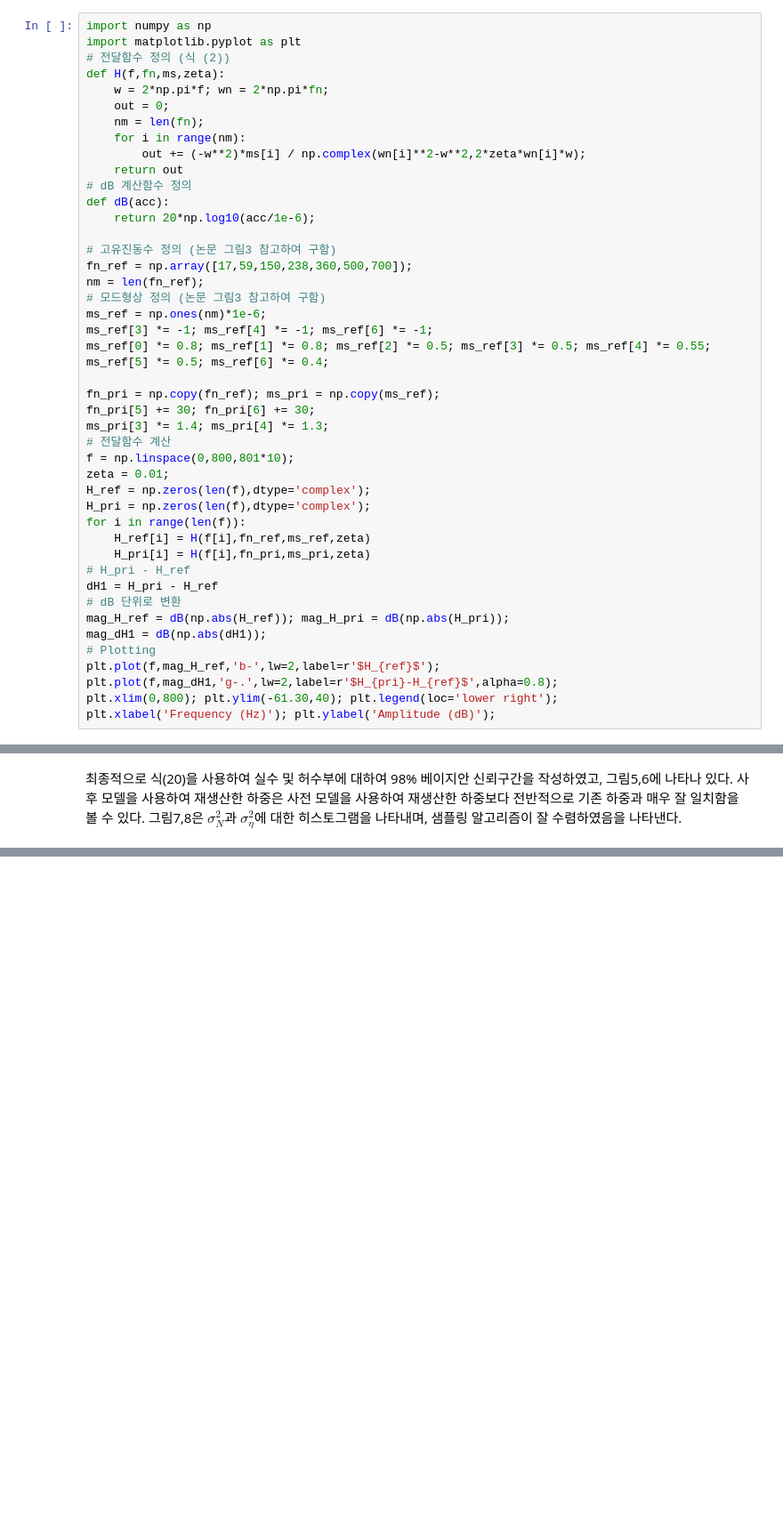
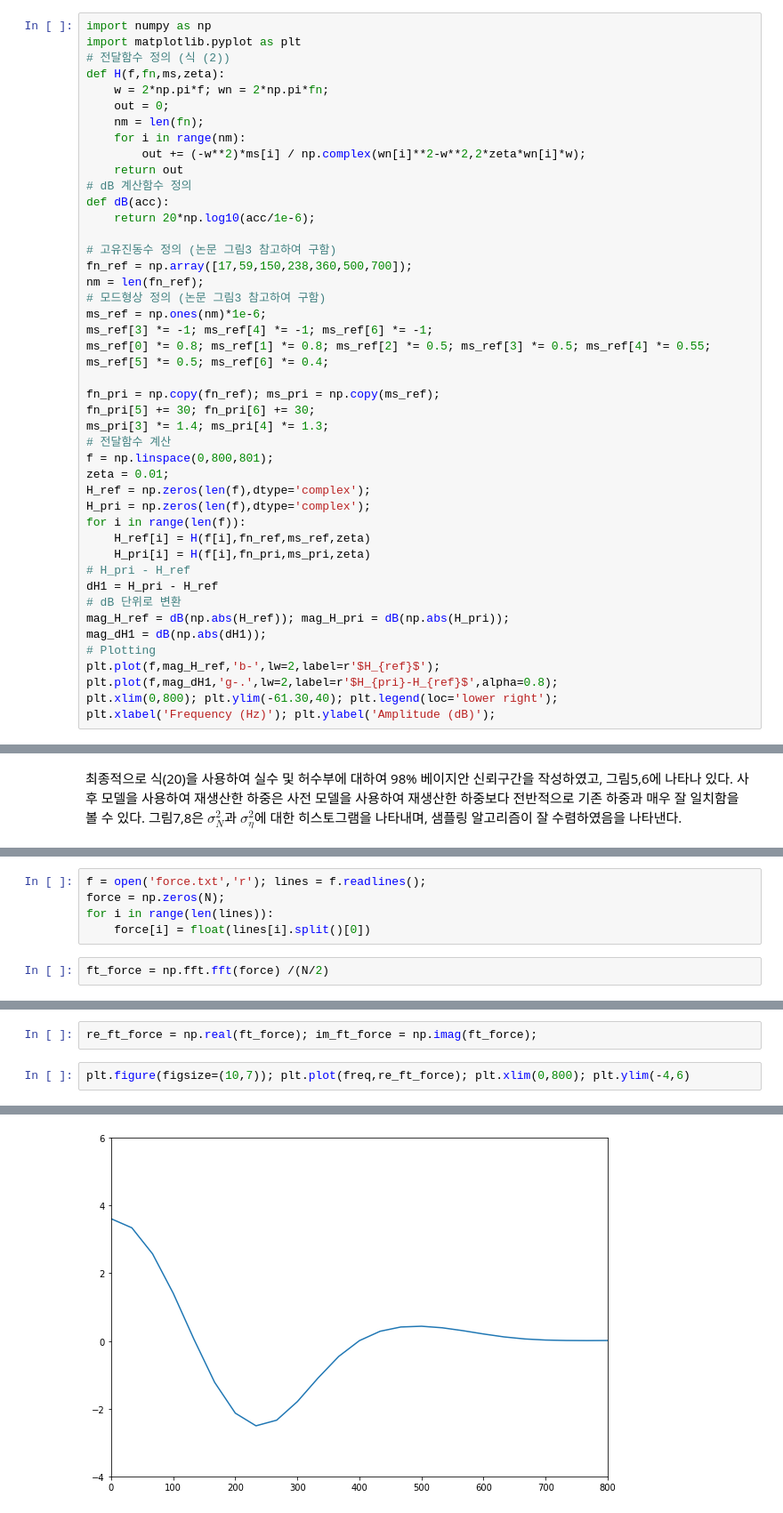
Before and after one commit to wonho13/work, a Jupyter notebook: 논문번역/zhang2012/zhang2012(번역).ipynb, the cells around one changed output, grey strips where cells are left out. Shown at 89% size. Saved outputs shown, nothing was run; the diff lists cells and outputs as text; blank space fills up the shorter version.

```diff
--- a/논문번역/zhang2012/zhang2012(번역).ipynb
+++ b/논문번역/zhang2012/zhang2012(번역).ipynb
@@ -95,7 +95,7 @@ fn_pri = np.copy(fn_ref); ms_pri = np.copy(ms_ref);
 fn_pri[5] += 30; fn_pri[6] += 30;
 ms_pri[3] *= 1.4; ms_pri[4] *= 1.3;
 # 전달함수 계산
-f = np.linspace(0,800,801*10);
+f = np.linspace(0,800,801);
 zeta = 0.01;
 H_ref = np.zeros(len(f),dtype='complex');
 H_pri = np.zeros(len(f),dtype='complex');
@@ -129,0 +132,7 @@ C_alpha = np.diag([0.04,0.04,200,200]);
+# %%
+f = open('force.txt','r'); lines = f.readlines();
+force = np.zeros(N);
+for i in range(len(lines)):
+    force[i] = float(lines[i].split()[0])
+# %%
+ft_force = np.fft.fft(force) /(N/2)
@@ -129,0 +142,5 @@ C_alpha = np.diag([0.04,0.04,200,200]);
+# %%
+re_ft_force = np.real(ft_force); im_ft_force = np.imag(ft_force);
+# %%
+plt.figure(figsize=(10,7)); plt.plot(freq,re_ft_force); plt.xlim(0,800); plt.ylim(-4,6)
+# %% [output]
@@ -129,0 +148 @@ C_alpha = np.diag([0.04,0.04,200,200]);
+[figure, added]
```
Also changed, not shown: parts of 7 cells of this notebook.
